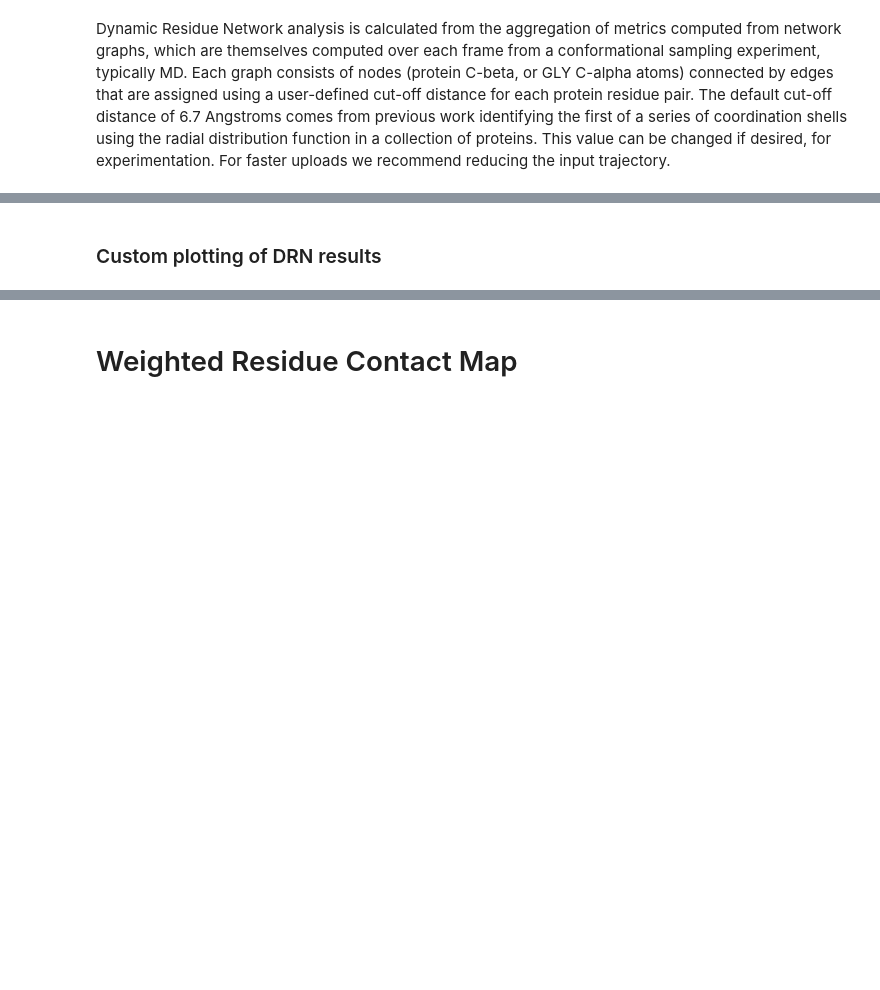
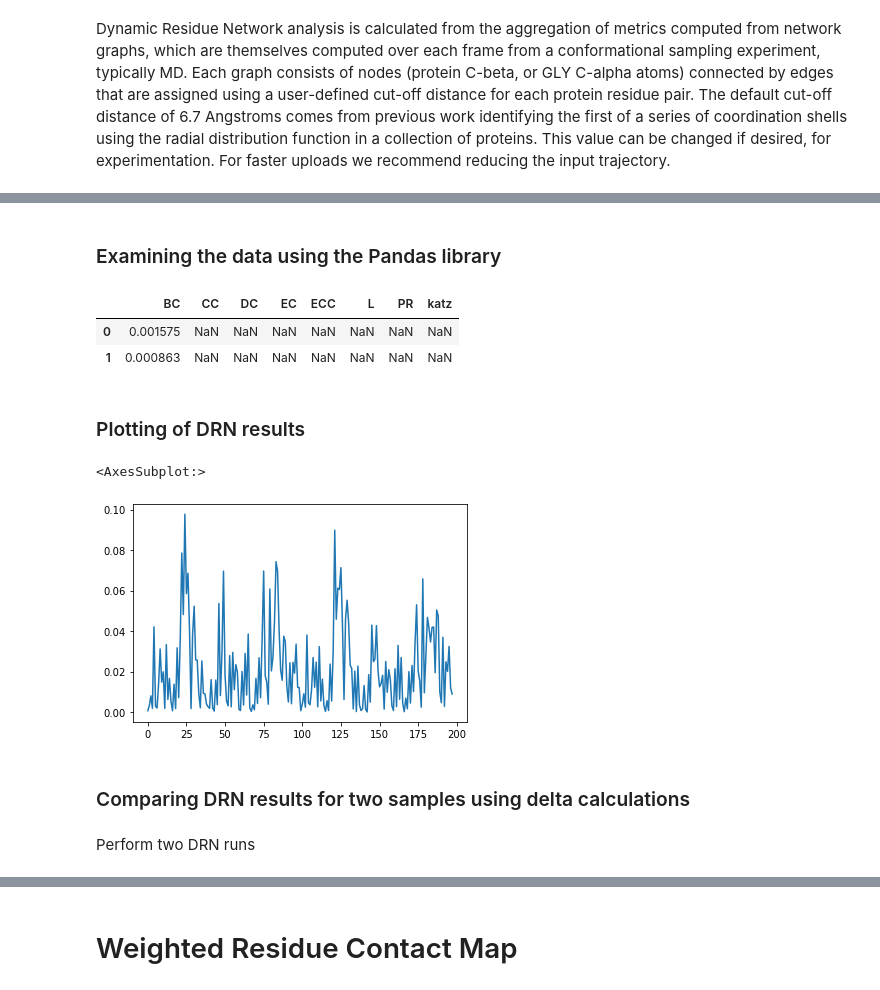
Before and after one commit to RUBi-ZA/MD-TASK, a Jupyter notebook: tutorial/mdmtaskweb_tutorial.ipynb, the cells around one changed output, grey strips where cells are left out. Drawn from its saved outputs; the diff is of its cells as text; code cells hidden in the pictures; blank space fills up the shorter version.

```diff
--- a/tutorial/mdmtaskweb_tutorial.ipynb
+++ b/tutorial/mdmtaskweb_tutorial.ipynb
@@ -47,7 +75,20 @@ v
-# %% [markdown]
-### Custom plotting of DRN results
+# %% [markdown]
+### Examining the data using the Pandas library
 # %%
-print(pd.read_csv("./pr2_mean.csv").head())
+pd.read_csv("./pr2_mean.csv").head(2)
+# %% [output]
+|  | BC | CC | DC | EC | ECC | L | PR | katz |
+| 0 | 0.001575 | NaN | NaN | NaN | NaN | NaN | NaN | NaN |
+| 1 | 0.000863 | NaN | NaN | NaN | NaN | NaN | NaN | NaN |
+# %% [markdown]
+### Plotting of DRN results
 # %%
-b = pd.read_csv("./pr2_mean.csv")
-b.BC.plot()
+pr1 = pd.read_csv("./pr2_mean.csv")
+pr1.BC.plot()
+# %% [output]
+<AxesSubplot:>
+[figure, added]
+# %% [markdown]
+### Comparing DRN results for two samples using delta calculations
+# %% [markdown]
+Perform two DRN runs
```
Also changed, not shown: parts of 6 cells of this notebook.
